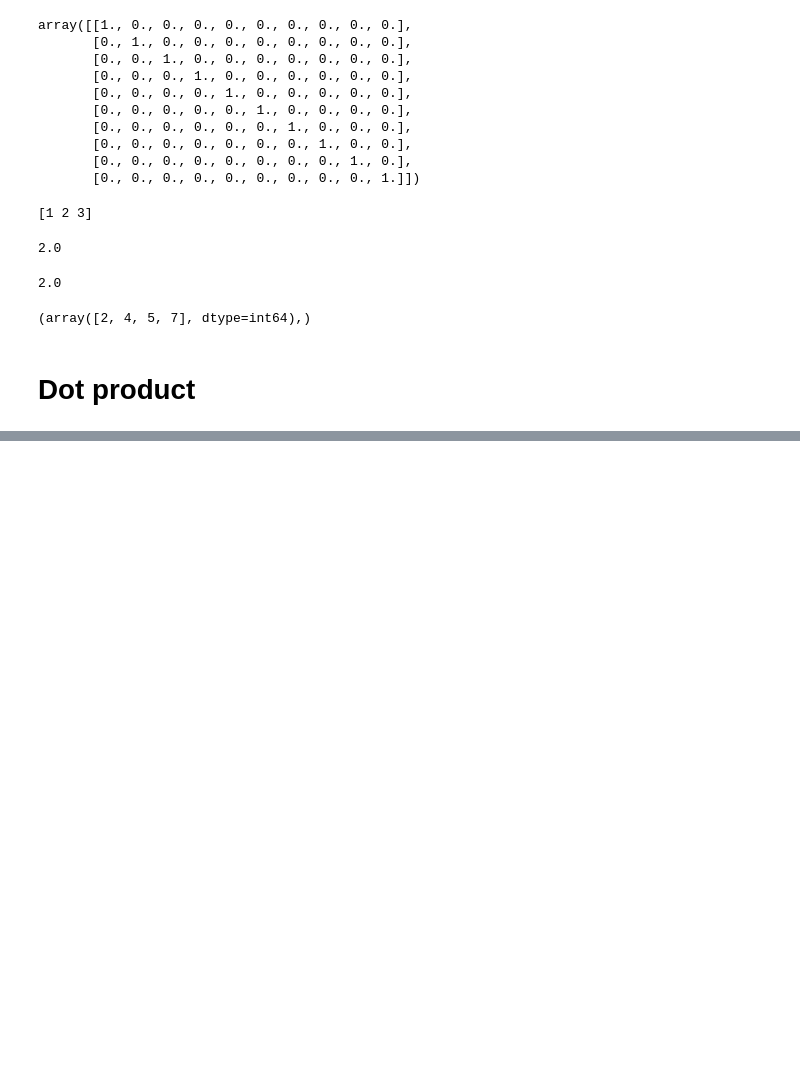
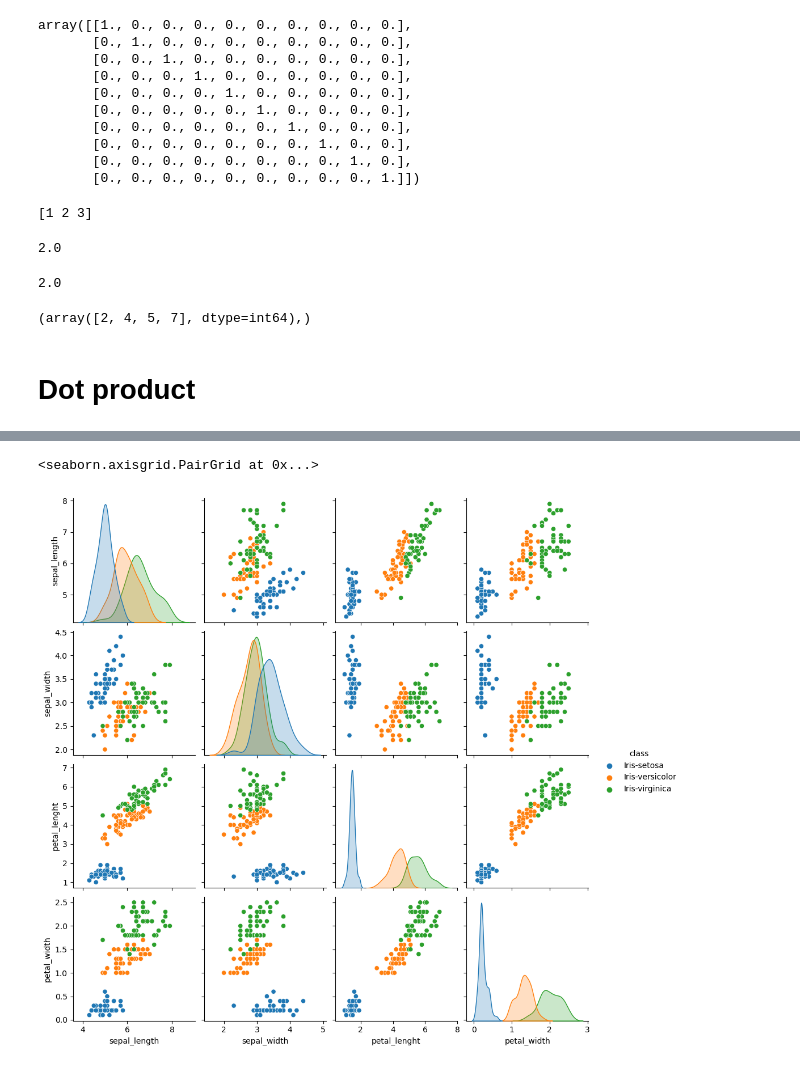
Before and after one commit to RafaelTakata0105/Data-analytics, a Jupyter notebook: notebooks/intro_numpy_pandas.ipynb, the cells around one changed output, grey strips where cells are left out. Cells and saved outputs as stored; diff of their text form; code cells hidden in the pictures; blank space fills up the shorter version.

```diff
--- a/notebooks/intro_numpy_pandas.ipynb
+++ b/notebooks/intro_numpy_pandas.ipynb
@@ -179,0 +379,5 @@ Total time: 0.012090444564819336
+# %%
+sns.pairplot(df, hue='class')
+# %% [output]
+<seaborn.axisgrid.PairGrid at 0x...>
+[figure, added]
```
Also changed, not shown: parts of 24 cells of this notebook.
